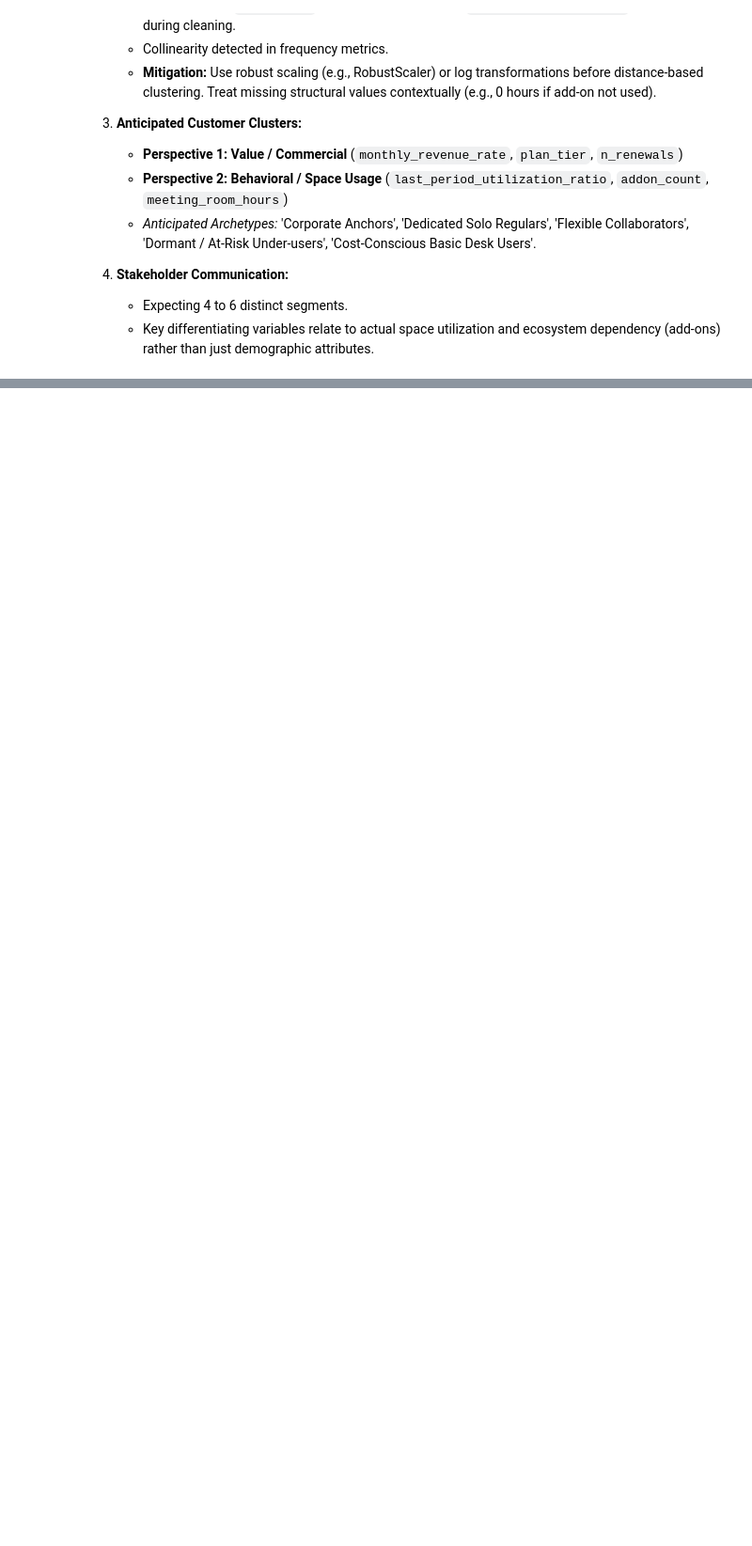
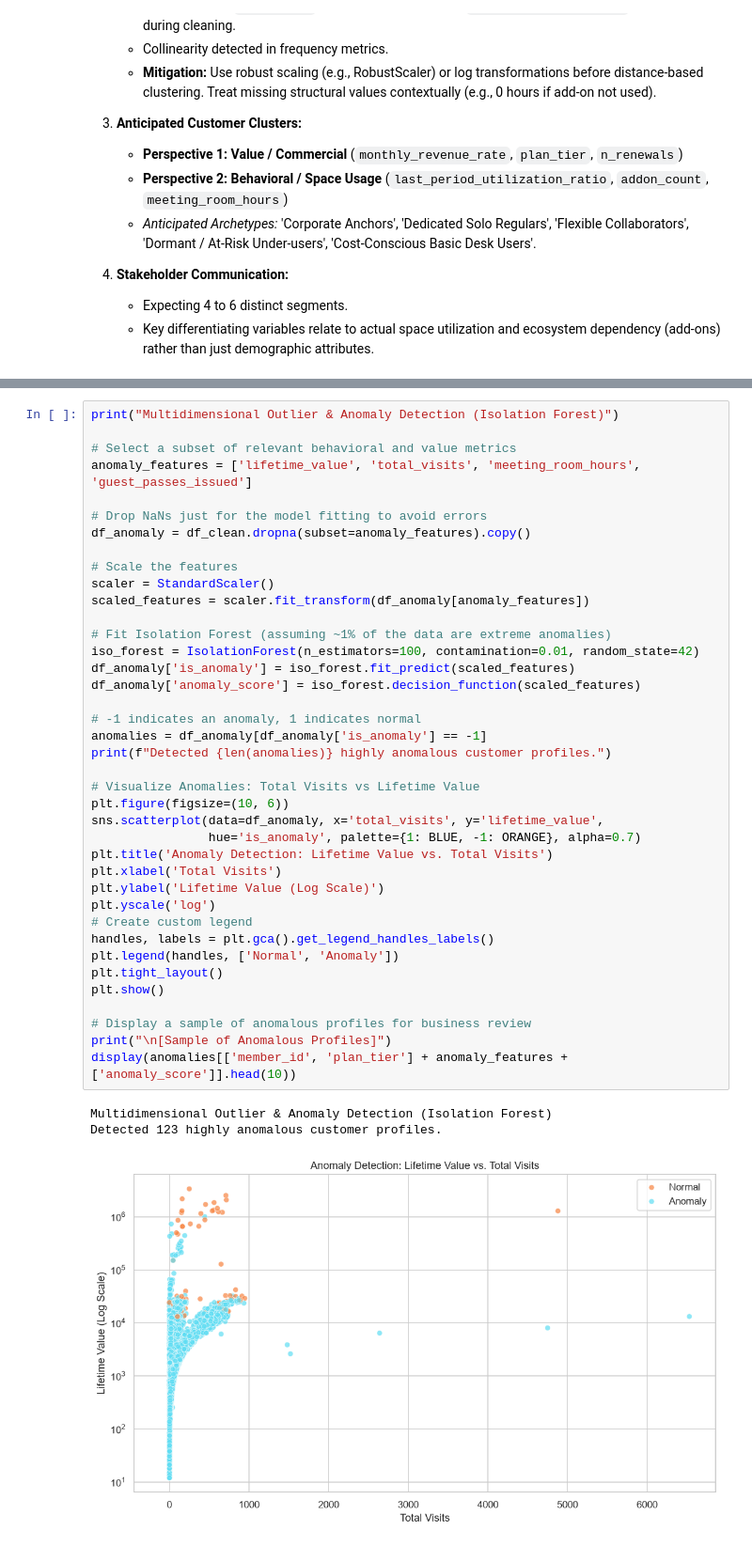
Before and after one commit to arfarfq/data_mining, a Jupyter notebook: notebooks/EDA.ipynb, the cells around one changed output, grey strips where cells are left out. Shown at 94% size. Drawn from its saved outputs; the diff is of its cells as text; blank space fills up the shorter version.

```diff
--- a/notebooks/EDA.ipynb
+++ b/notebooks/EDA.ipynb
@@ -638,0 +668,43 @@ Synthesizing business insights tied to the CRISP-DM methodology and the 4 mandat
+# %%
+print("Multidimensional Outlier & Anomaly Detection (Isolation Forest)")
+
+# Select a subset of relevant behavioral and value metrics
+anomaly_features = ['lifetime_value', 'total_visits', 'meeting_room_hours', 'guest_passes_issued']
+
+# Drop NaNs just for the model fitting to avoid errors
+df_anomaly = df_clean.dropna(subset=anomaly_features).copy()
+
+# Scale the features
+scaler = StandardScaler()
+scaled_features = scaler.fit_transform(df_anomaly[anomaly_features])
+
+# Fit Isolation Forest (assuming ~1% of the data are extreme anomalies)
+iso_forest = IsolationForest(n_estimators=100, contamination=0.01, random_state=42)
+df_anomaly['is_anomaly'] = iso_forest.fit_predict(scaled_features)
+df_anomaly['anomaly_score'] = iso_forest.decision_function(scaled_features)
+
+# -1 indicates an anomaly, 1 indicates normal
+anomalies = df_anomaly[df_anomaly['is_anomaly'] == -1]
+print(f"Detected {len(anomalies)} highly anomalous customer profiles.")
+
+# Visualize Anomalies: Total Visits vs Lifetime Value
+plt.figure(figsize=(10, 6))
+sns.scatterplot(data=df_anomaly, x='total_visits', y='lifetime_value',
+                hue='is_anomaly', palette={1: BLUE, -1: ORANGE}, alpha=0.7)
+plt.title('Anomaly Detection: Lifetime Value vs. Total Visits')
+plt.xlabel('Total Visits')
+plt.ylabel('Lifetime Value (Log Scale)')
+plt.yscale('log')
+# Create custom legend
+handles, labels = plt.gca().get_legend_handles_labels()
+plt.legend(handles, ['Normal', 'Anomaly'])
+plt.tight_layout()
+plt.show()
+
+# Display a sample of anomalous profiles for business review
+print("\n[Sample of Anomalous Profiles]")
+display(anomalies[['member_id', 'plan_tier'] + anomaly_features + ['anomaly_score']].head(10))
+# %% [output]
+Multidimensional Outlier & Anomaly Detection (Isolation Forest)
+Detected 123 highly anomalous customer profiles.
+[figure, added]
```
Also changed, not shown: parts of 4 cells of this notebook.
